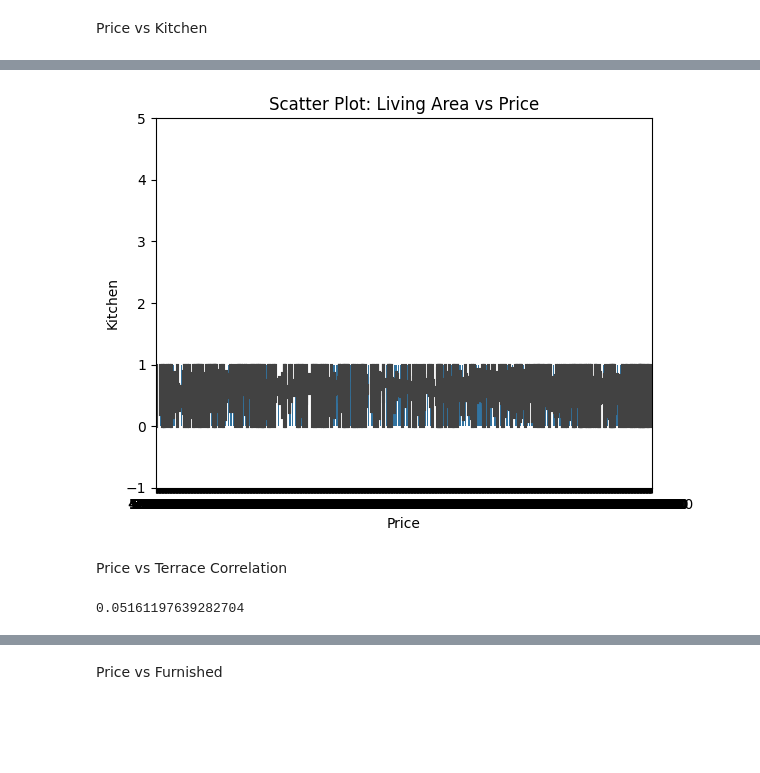
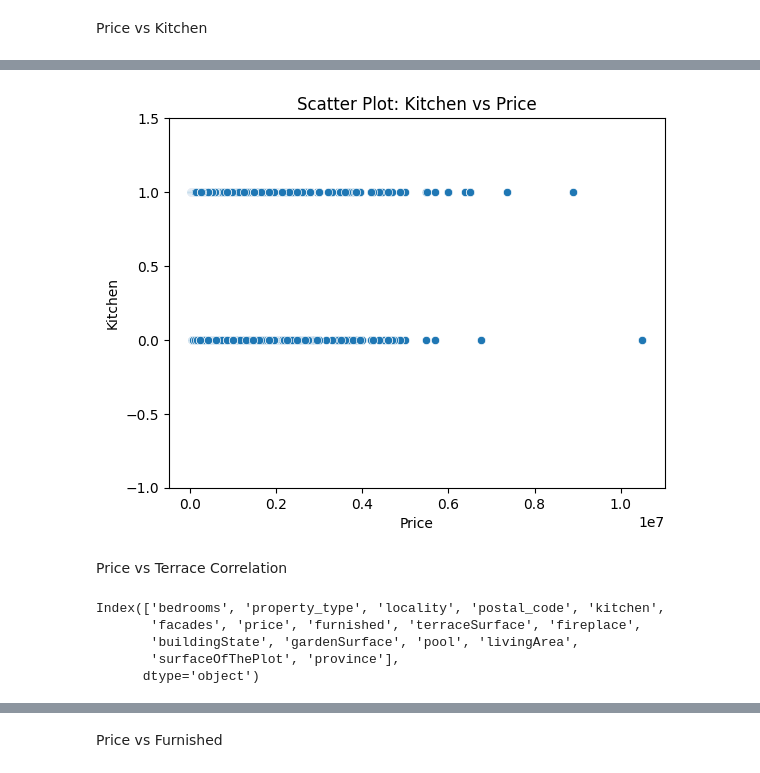
Before and after one commit to 2moonyo/immo_data_analysis, a Jupyter notebook: Correlation.ipynb, the cells around one changed output, grey strips where cells are left out. Drawn from its saved outputs; the diff is of its cells as text; code cells hidden in the pictures; blank space fills up the shorter version.

```diff
--- a/Correlation.ipynb
+++ b/Correlation.ipynb
@@ -135,0 +481,7 @@ Index(['house_index', 'bedrooms', 'property_type', 'property_subtype',
+# %%
+# Filter rows where gardenSurface is not greater than surfaceOfThePlot or where either column is null
+df = df[
+    (df['gardenSurface'] <= df['surfaceOfThePlot']) |
+    (df['gardenSurface'].isnull()) |
+    (df['surfaceOfThePlot'].isnull())
+]
@@ -213,25 +832,28 @@ kitchen_v_price
 # %%
 # Scatter plot of price vs terraceSurface
-sns.barplot(x=df["price"], y=df["kitchen"])
+sns.scatterplot(x=df["price"], y=df["kitchen"])
 # Adding titles
-plt.title("Scatter Plot: Living Area vs Price")
+plt.title("Scatter Plot: Kitchen vs Price")
 plt.xlabel("Price")
 plt.ylabel("Kitchen")
 
 #define x-axis range
 
-plt.ylim(-1, 5)
+plt.ylim(-1, 1.5)
 # Show the plot
 plt.show()
 # %% [output]
-[figure, old version]
+[figure, new version]
 # %% [markdown]
 Price vs Terrace Correlation
-# %%
-terrace_v_price = ((df["price"]).corr(df["terrace"]))
-terrace_v_price
-# %% [output]
-0.05161197639282704
+# %%
+df.columns
+# %% [output]
+Index(['bedrooms', 'property_type', 'locality', 'postal_code', 'kitchen',
+       'facades', 'price', 'furnished', 'terraceSurface', 'fireplace',
+       'buildingState', 'gardenSurface', 'pool', 'livingArea',
+       'surfaceOfThePlot', 'province'],
+      dtype='object')
 # %%
 terraceSurface_v_price = ((df["price"]).corr(df["terraceSurface"]))
 terraceSurface_v_price
```
Also changed, not shown: parts of 80 cells of this notebook, 1 other file.
